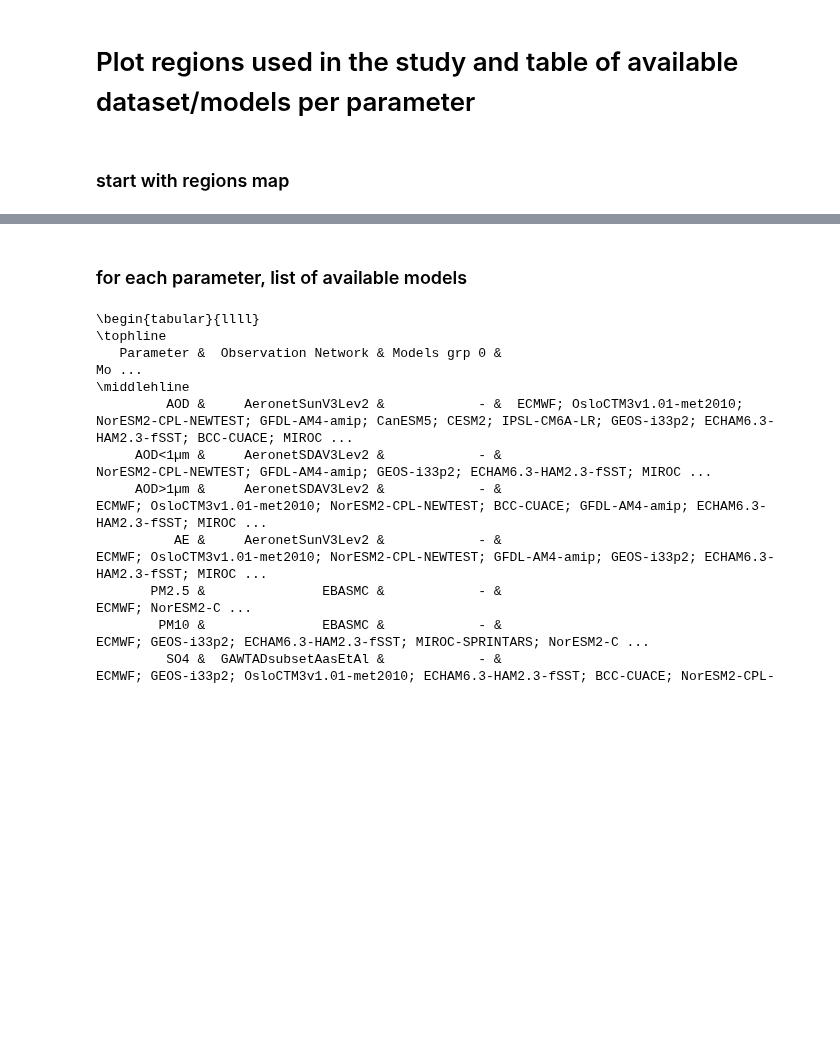
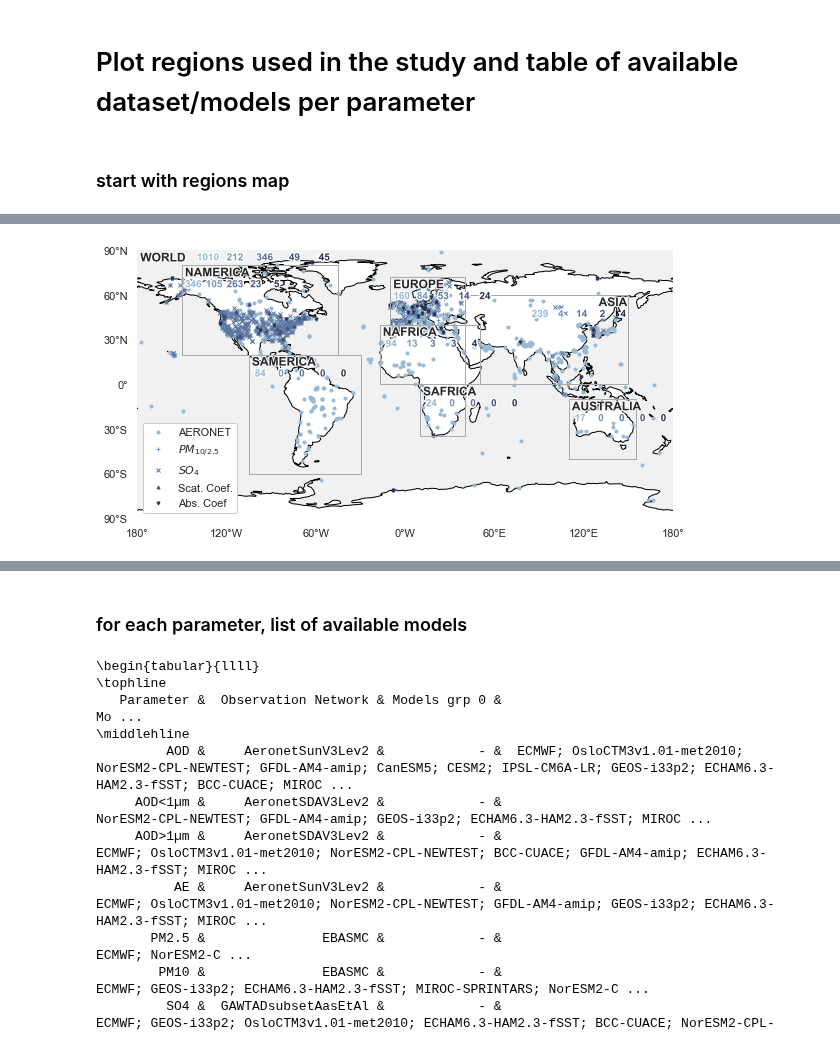
Before and after one commit to AugustinMortier/aerosol_trends, a Jupyter notebook: scripts/regions&params.ipynb, the cells around one changed output, grey strips where cells are left out. Cells and saved outputs as stored; diff of their text form; code cells hidden in the pictures; blank space fills up the shorter version.

```diff
--- a/scripts/regions&params.ipynb
+++ b/scripts/regions&params.ipynb
@@ -73,0 +78,96 @@ df = pd.DataFrame(tbody,columns=thead)
+# %%
+#map WITHOUT 300 days criteria
+nl, nc = 1, 1
+fs = 0.6
+fig = plt.figure(figsize=(16*fs,9*fs))
+fig, ax = plt.subplots(1, 1,
+                       subplot_kw=dict(projection=ccrs.PlateCarree()),
+                       )
+ax.coastlines()
+ax.add_feature(cartopy.feature.LAND, facecolor='#f1f1f1', alpha=0)
+ax.add_feature(cartopy.feature.OCEAN, facecolor='#f1f1f1', alpha=1)
+
+#plot the regions
+for region in regions:
+    pyreg = pya.Region(region)
+
+    reglons = pyreg['lon_range']
+    reglats = pyreg['lat_range']
+
+    #get rectangle coordinates
+    lons = [reglons[0], reglons[0], reglons[1], reglons[1]]
+    lats = [reglats[0], reglats[1], reglats[1], reglats[0]]
+    ring = LinearRing(list(zip(lons, lats)))
+    if region!='WORLD':
+        ax.add_geometries([ring], ccrs.PlateCarree(), facecolor='none', edgecolor='darkgray', zorder=50)
+    if region=='ASIA':
+        x0, y0 = reglons[1]-20, reglats[1]-2
+    else:
+        x0, y0 = reglons[0]+2, reglats[1]-2
+    txt = ax.text(x0, y0, pyreg['_name'], ha='left', va='top', fontweight='bold', zorder=60)
+    txt.set_path_effects([PathEffects.withStroke(linewidth=2, foreground='w')])
+
+#plot the observations available
+palette = sns.cubehelix_palette(len(parameters), start=0, rot=-.15, dark=.2, light=.7, reverse=False)
+#palette = sns.light_palette("navy", reverse=False)
+#palette = sns.color_palette("Blues", n_colors=len(parameters))
+#palette = list(reversed(['#2d3d60','#150578','#192bc2','#449dd1','#78c0e0']))
+#palette = sns.color_palette('Set2')
+#palette = ['#a6cee3','#1f78b4','#fb9a99','#b2df8a','#33a02c']
+#palette = sns.color_palette('deep')
+#palette = [palette[i] for i in [7,2,3,9,0]]
+
+#palette = sns.color_palette("pastel")
+#parameters = ['od550aer', 'concpm10', 'concso4', 'scatc550dryaer', 'absc550aer']
+networks = ['AERONET', '$PM_{10/2.5}$', '$SO_{4}$', 'Scat. Coef.', 'Abs. Coef']
+colors = [palette[i] for i, var in enumerate(parameters)]
+markers = ['o', '+', 'x','^', 'v']
+sizes = [3, 4, 4, 3, 3]
+for i, var in enumerate(parameters):
+    #stations include all the stations, while the keys include the stations used in the regional time series
+    stations = OBS_MAP[var]['WORLD']['stations']
+    keys = list(OBS_DF[var]['WORLD'].keys())
+
+    lons = [station['lon'] for station in OBS_MAP[var]['WORLD']['stations']]
+    lats = [station['lat'] for station in OBS_MAP[var]['WORLD']['stations']]
+    ax.plot(lons, lats, marker=markers[i], lw=0, ms=sizes[i], color=colors[i], alpha=1, transform=ccrs.PlateCarree(), label=networks[i] )
+
+    ax.set_xticks([-180, -120, -60, 0, 60, 120, 180], crs=ccrs.PlateCarree())
+    ax.set_yticks([-90, -60, -30, 0, 30, 60, 90], crs=ccrs.PlateCarree())
+    lon_formatter = LongitudeFormatter(zero_direction_label=True)
+    lat_formatter = LatitudeFormatter()
+    ax.xaxis.set_major_formatter(lon_formatter)
+    ax.yaxis.set_major_formatter(lat_formatter)
+
+    #add nmax
+    for region in regions:
+        pyreg = pya.Region(region)
+        reglons = pyreg['lon_range']
+        reglats = pyreg['lat_range']
+        y0 = reglats[1]-2
+        if region=='WORLD':
+            x0 = reglons[0]+40
+            dx = 20
+            dy = 0
+        else:
+            x0 = reglons[0]+2
+            dx=14
+            dy = 8
+        if region=='ASIA':
+            x0 = reglons[1]-65
+        if region in OBS_MAP[var]:
+            nmax = len(list(OBS_MAP[var][region]['stations']))
+        else:
+            nmax = 0
+        txt = ax.text(x0+i*dx, y0-dy, '{:3d}'.format(nmax), ha='left', va='top', fontweight='bold', fontsize=10, color=colors[i],zorder=80, backgroundcolor=(1,1,1,.0))
+        txt.set_path_effects([PathEffects.withStroke(linewidth=3, foreground='w')])
+
+plt.legend(fancybox=True,framealpha=1, shadow=False, facecolor='white')
+ax.outline_patch.set_visible(False)
+ax.outline_patch.set_linewidth(0)
+
+plt.grid(False)
+plt.box(None)
+fig.set_size_inches(16*fs,9*fs)
+plt.savefig('figs/maps/av_obs.png', dpi=300, bbox_inches='tight')
+# %% [output]
@@ -74,3 +175,4 @@ df = pd.DataFrame(tbody,columns=thead)
+[figure, added]
 # %%
 nl, nc = 1, 1
 fs = 0.6
```
Also changed, not shown: parts of 4 cells of this notebook, 6 other files.
